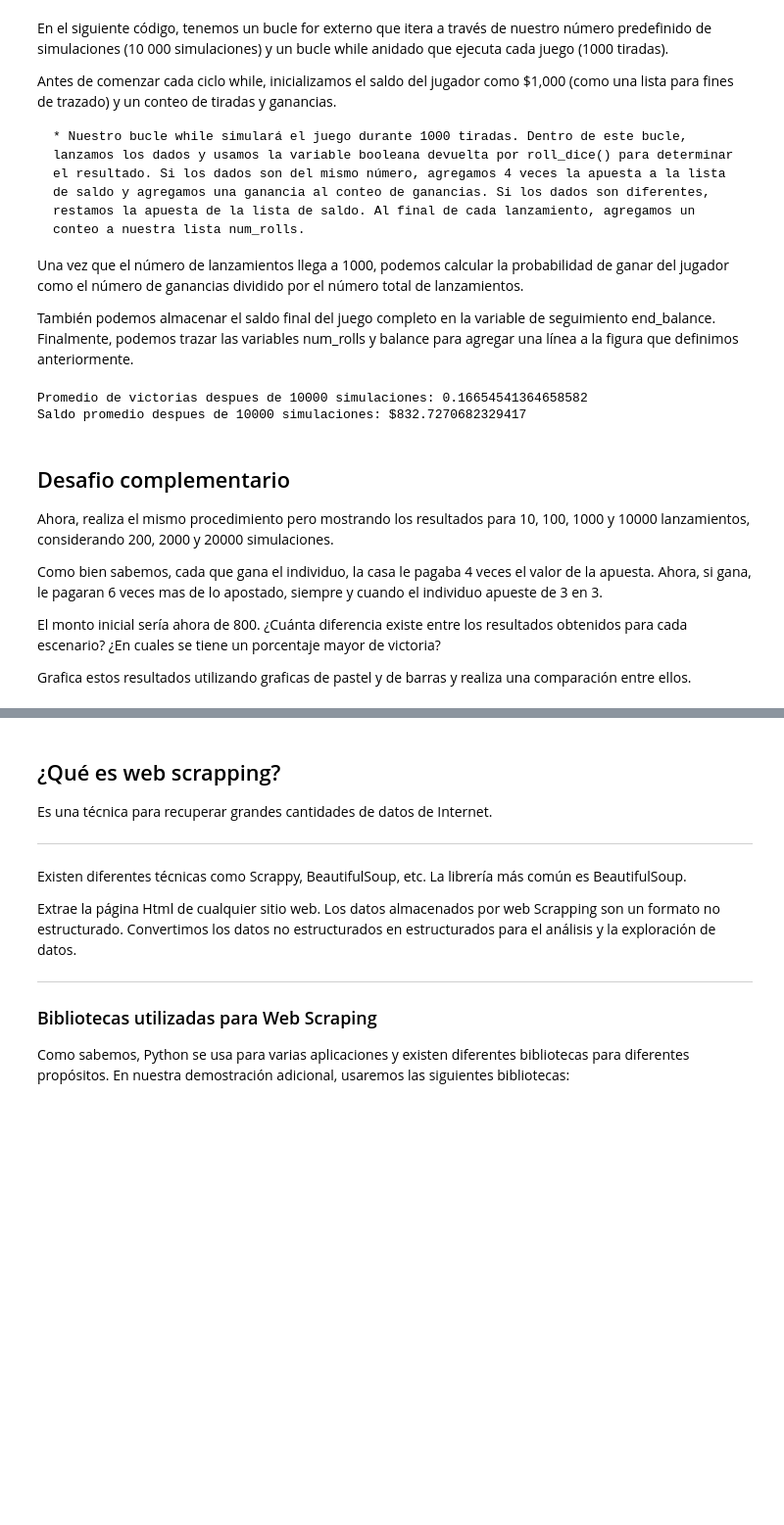
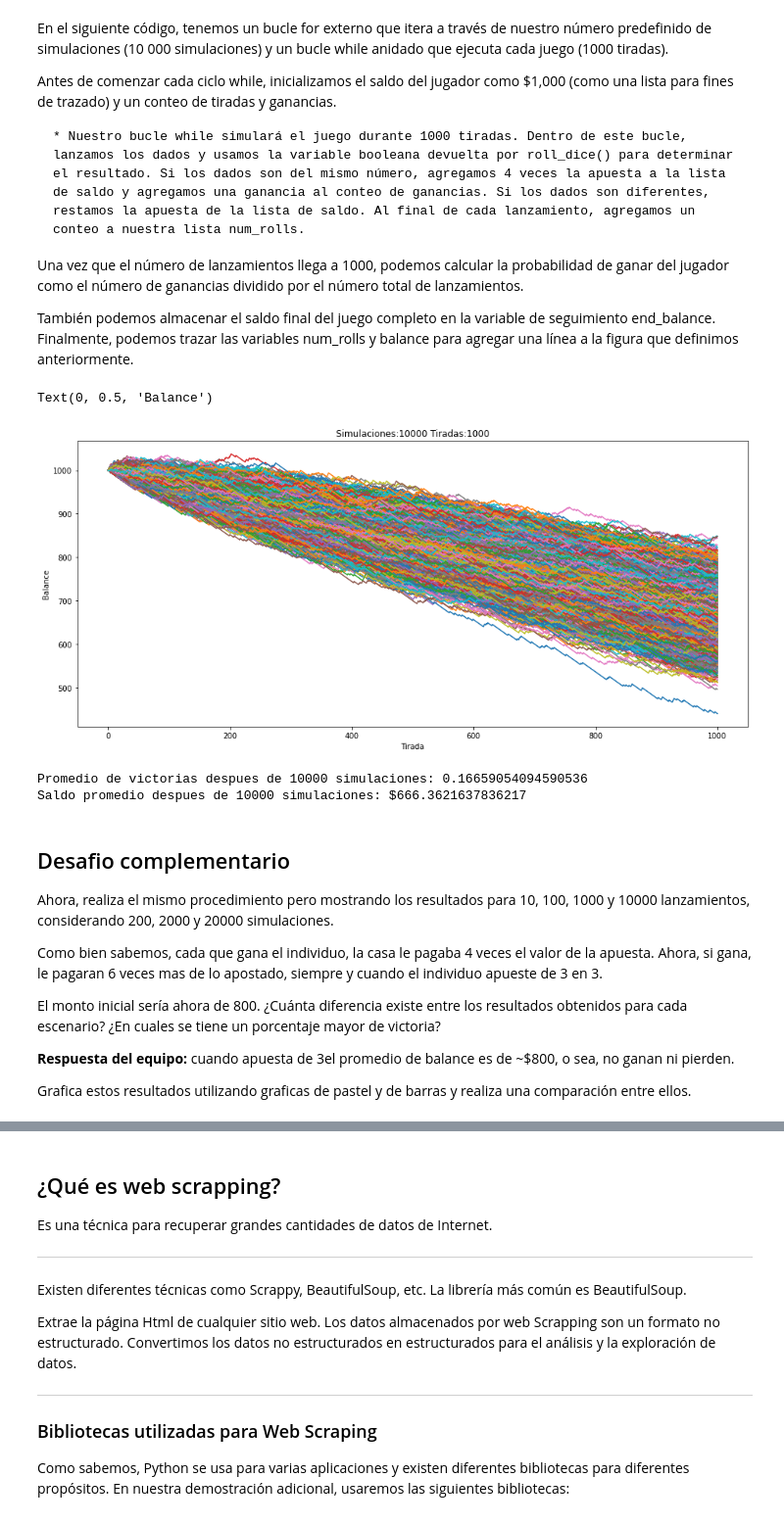
Before and after one commit to SalRmz/DCDP, a Jupyter notebook: 01 Programación en Python/notebooks/exercises/Practica5_Estadistica.ipynb, the cells around one changed output, grey strips where cells are left out. Shown at 98% size. Drawn from its saved outputs; the diff is of its cells as text; code cells hidden in the pictures; blank space fills up the shorter version.

Commit message:
Practica 5, Sim Monte Carlo completado (desafío en proceso)

```diff
--- a/01 Programación en Python/notebooks/exercises/Practica5_Estadistica.ipynb
+++ b/01 Programación en Python/notebooks/exercises/Practica5_Estadistica.ipynb
@@ -35,6 +41,8 @@ Por ejemplo, si el jugador gana la primera tirada, su saldo aumenta en $4 y fina
 # Importando paqueterias
 import matplotlib.pyplot as plt
 import random
+
+DEBUG = 0
 # %% [markdown]
 Ahora, debemos definir nuestra función que genere valores entre 1 y 6 para ambos dados. Podemos auxiliarnos con la funcion *random.randinit()*
 
@@ -71,6 +90,11 @@ bet = 1
 # Seguimiento
 win_probability = [0]
 end_balance = [0]
+
+# variables extras del equipo
+# multiplicador nos dice cuánto se multiplica nuestra apuesta al ganar
+multiplicador = 4
+initialBalance = 1000
 # %% [markdown]
 ### Configuración de la figura
 
@@ -96,29 +120,49 @@ Una vez que el número de lanzamientos llega a 1000, podemos calcular la probabi
 
 También podemos almacenar el saldo final del juego completo en la variable de seguimiento end_balance. Finalmente, podemos trazar las variables num_rolls y balance para agregar una línea a la figura que definimos anteriormente.
 # %%
+fig = plt.figure(figsize=(16,7))
 # For para ejecutar todas las simulaciones deseadas
 for i in range(num_simulations):
-    balance = 1000
+#for i in range(1000):
+    balance_sim = [1000]
     num_rolls = [0]
     num_wins = [0]
+    win_probability_sim = [0]
+
 
     while num_rolls[-1] < max_num_rolls:
-        #num_wins = num_wins + roll_dice()
-        num_wins.append( num_wins[-1] + roll_dice() )
+        dice = roll_dice()
+        num_wins.append( num_wins[-1] + dice )
         num_rolls.append(num_rolls[-1] + 1)# Store tracking variables and add line to figure
+        balance_sim.append(balance_sim[-1] -bet + multiplicador*(dice) )
+        win_probability_sim.append(num_wins[-1]/num_rolls[-1])
 
-    win_probability.append(num_wins[-1]/num_rolls[-1])
-    end_balance.append(num_wins[-1])
-    plt.plot(num_rolls,num_wins)
+
+    win_probability.append(win_probability_sim[-1])
+    end_balance.append(balance_sim[-1])
+    plt.plot(num_rolls,balance_sim)
+
+    if DEBUG:
+        for i,j,k,m in zip(num_rolls,num_wins,balance,win_probability_sim):
+            print("tirada:",i,"wins:",j,'balance:',k,"win prob;",m)
+
+
+plt.title("Simulaciones:"+str(num_simulations)+' Tiradas:'+str(max_num_rolls))
+plt.xlabel("Tirada")
+plt.ylabel("Balance")
+# %% [output]
+Text(0, 0.5, 'Balance')
+[figure, added]
 # %%
 # Probabilidad promedio de victoria y saldo final
-overall_win_probability = #<COMPLETA>
-overall_end_balance = #<COMPLETA>
-print("Promedio de victorias despues de " + str(#<COMPLETA>) + " simulaciones: " + str(#<COMPLETA>))
-print("Saldo promedio despues de " + str(#<COMPLETA>) + " simulaciones: $" + str(#<COMPLETA>))
+import numpy as np
+overall_win_probability = np.mean(win_probability)
+overall_end_balance = np.mean(end_balance)
+print("Promedio de victorias despues de " + str(num_simulations) + " simulaciones: " + str(overall_win_probability))
+print("Saldo promedio despues de " + str(num_simulations) + " simulaciones: $" + str(overall_end_balance))
 # %% [output]
-Promedio de victorias despues de 10000 simulaciones: 0.16654541364658582
-Saldo promedio despues de 10000 simulaciones: $832.7270682329417
+Promedio de victorias despues de 10000 simulaciones: 0.16659054094590536
+Saldo promedio despues de 10000 simulaciones: $666.3621637836217
 # %% [markdown]
 ## Desafio complementario
 
@@ -131,4 +175,6 @@ Ahora, si gana, le pagaran 6 veces mas de lo apostado, siempre y cuando el indiv
 El monto inicial sería ahora de 800. ¿Cuánta diferencia existe entre los resultados obtenidos para cada escenario?
 ¿En cuales se tiene un porcentaje mayor de victoria?
 
+**Respuesta del equipo:** cuando apuesta de 3el promedio de balance es de ~$800, o sea, no ganan ni pierden.
+
 Grafica estos resultados utilizando graficas de pastel y de barras y realiza una comparación entre ellos.
```
Also changed, not shown: parts of 3 cells of this notebook.
